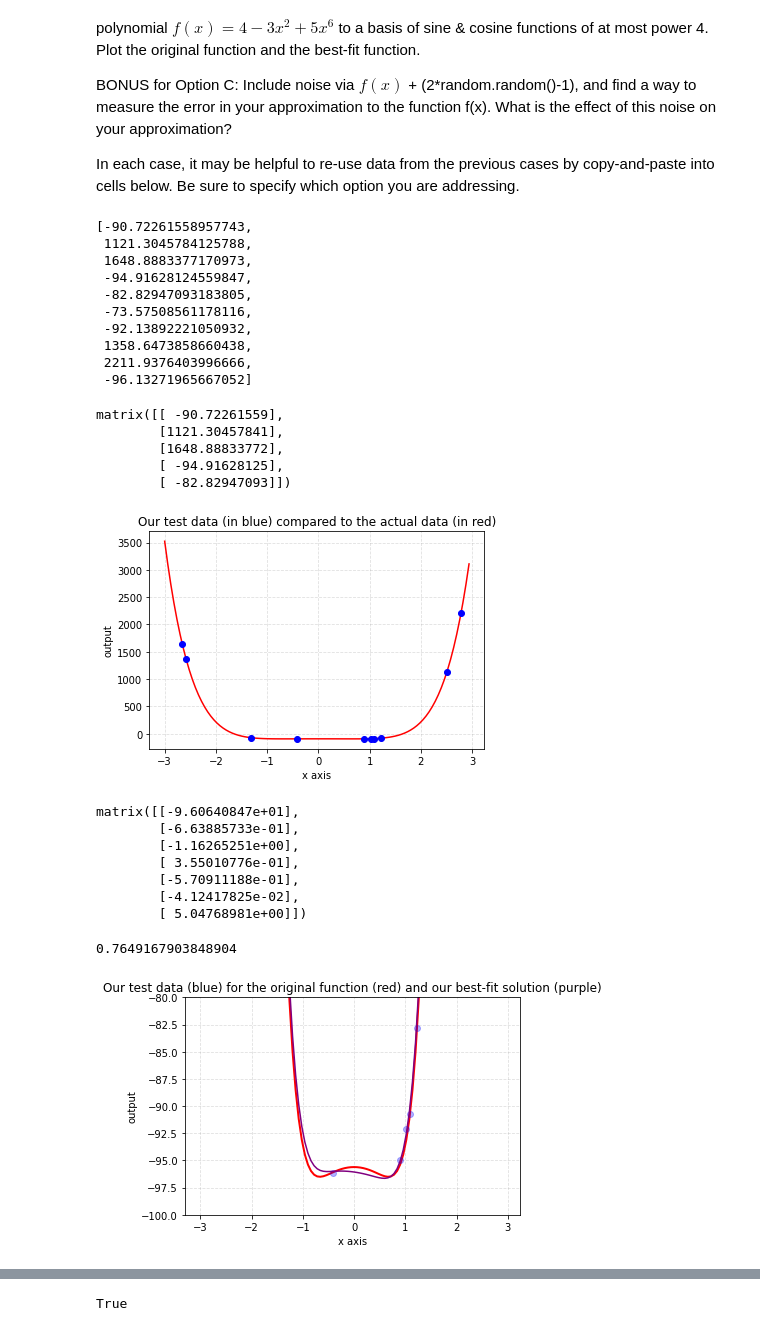
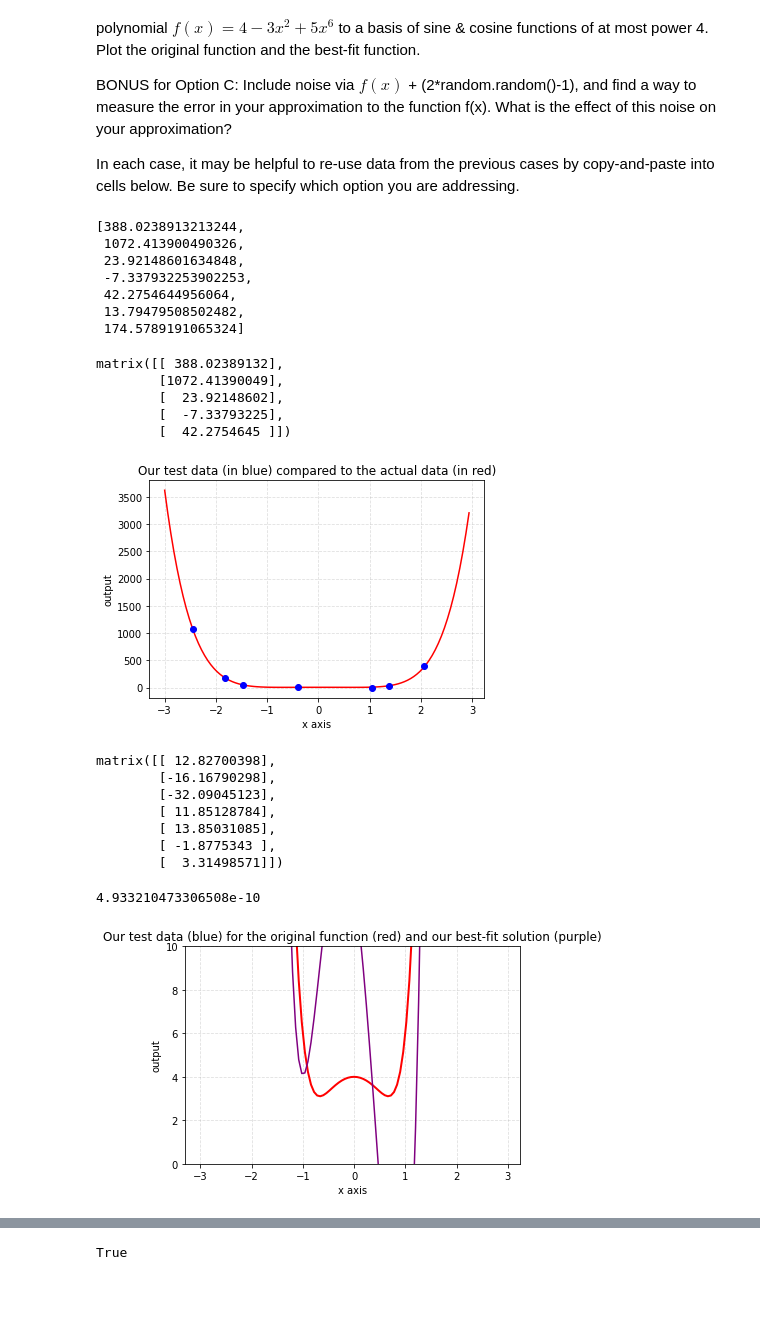
Before and after one commit to AaronSchram22/AdvLinearAlgebra, a Jupyter notebook: Copy_of_Project_4_Case_3_An_Interesting_Case_using_Singular_Values_and_Best_Fit.ipynb, the cells around one changed output, grey strips where cells are left out. Cells and saved outputs as stored; diff of their text form; code cells hidden in the pictures; blank space fills up the shorter version.

```diff
--- a/Copy_of_Project_4_Case_3_An_Interesting_Case_using_Singular_Values_and_Best_Fit.ipynb
+++ b/Copy_of_Project_4_Case_3_An_Interesting_Case_using_Singular_Values_and_Best_Fit.ipynb
@@ -66,10 +55,10 @@ actual_data_x = []
 actual_data_y = []
 
 #We'll use (cough... cough...) three   data points:
-for i in range(10):
+for i in range(7):
     # pick a random number between -5 and 5
     x = 6*random.random() - 3
-    f = 4 - 3*x**2 + 5*x**6 + (2*random.random()-100)
+    f = 4 - 3*x**2 + 5*x**6 +((30*random.random()-15))
     actual_data_x.append(x)
     actual_data_y.append(f)
 # %%
@@ -78,16 +67,13 @@ for i in range(10):
 #actual_data_x
 actual_data_y
 # %% [output]
-[-90.72261558957743,
- 1121.3045784125788,
- 1648.8883377170973,
- -94.91628124559847,
- -82.82947093183805,
- -73.57508561178116,
- -92.13892221050932,
- 1358.6473858660438,
- 2211.9376403996666,
- -96.13271965667052]
+[388.0238913213244,
+ 1072.413900490326,
+ 23.92148601634848,
+ -7.337932253902253,
+ 42.2754644956064,
+ 13.79479508502482,
+ 174.5789191065324]
 # %%
 #Create the matrix M from the data in actual_data_x
 M_entries = []
@@ -109,11 +95,11 @@ b = (np.matrix(actual_data_y)).transpose()
 M
 b[:5]
 # %% [output]
-matrix([[ -90.72261559],
-        [1121.30457841],
-        [1648.88833772],
-        [ -94.91628125],
-        [ -82.82947093]])
+matrix([[ 388.02389132],
+        [1072.41390049],
+        [  23.92148602],
+        [  -7.33793225],
+        [  42.2754645 ]])
 # %%
 # We'll specify that x is a variable:
 x = sym.symbols('x')
@@ -123,7 +109,7 @@ fdata = []
 #set up our 100 data points on the interval from (-3, 3):
 xdata = np.array(range(100))/(100/6) - 3
 # find the ouput for our function on each data point:
-fdata = 4 - 3*xdata**2 + 5*xdata**6+ (2*random.random()-100)
+fdata = 4 - 3*xdata**2 + 5*xdata**6
 
 
 # Create the plot in red, and our datapoints in blue:
@@ -139,58 +125,58 @@ plt.ylabel('output')
 # Add a grid
 plt.grid(alpha=.4,linestyle='--')
 # %% [output]
-[figure, old version]
+[figure, new version]
 # %%
 #  Find the solution to Mx = b using Best Fit:
 #  (We've already used 'x' as a variable, so we'll call the solution vector c.)
 c = linalg.inv(M.transpose() * M) * M.transpose() * b
 c
 # %% [output]
-matrix([[-9.60640847e+01],
-        [-6.63885733e-01],
-        [-1.16265251e+00],
-        [ 3.55010776e-01],
-        [-5.70911188e-01],
-        [-4.12417825e-02],
-        [ 5.04768981e+00]])
+matrix([[ 12.82700398],
+        [-16.16790298],
+        [-32.09045123],
+        [ 11.85128784],
+        [ 13.85031085],
+        [ -1.8775343 ],
+        [  3.31498571]])
 # %%
 #  Let's see how close this actually gets us by comparing the original b vector to the result of Mc:
 error = ((b-M*c).transpose() * (b-M*c))[0,0]
 error**0.5
 # %% [output]
-0.7649167903848904
+4.933210473306508e-10
 # %%
 #Show a plot of the solutions using the best-fit method, and the SVD method:
 
 # We'll specify that x is a variable:
 x = sym.symbols('x')
 
 xdata = []
 fdata = []
 #set up our 100 data points on the interval from (-3, 3):
 xdata = np.array(range(100))/(100/6) - 3
 # find the ouput for our function on each data point:
-fdata = 4 - 3*xdata**2 + 5*xdata**6+ (2*random.random()-100)
+fdata = 4 - 3*xdata**2 + 5*xdata**6
 
 best_fit = c[0,0] + c[1,0]*xdata + c[2,0]*(xdata**2) + c[3,0]*(xdata**3) + c[4,0]*(xdata**4) + c[5,0]*(xdata**5) + c[6,0]*(xdata**6)
 # Create the actual plot in red, and our datapoints in blue,
 # and the best-fit method in green:
 plt.plot(xdata,fdata, color='red', linewidth=2 ) + plt.plot(actual_data_x, actual_data_y, 'bo', alpha=0.3)+plt.plot(xdata,best_fit, color='purple')
 
 #Restrict the output values to this range:
-plt.ylim(-100,-80)
+plt.ylim(0,10)
 
 # Add a title
 plt.title('Our test data (blue) for the original function (red) and our best-fit solution (purple)')
 
 # Add X and y Label
 plt.xlabel('x axis')
 plt.ylabel('output')
 
 # Add a grid
 plt.grid(alpha=.4,linestyle='--')
 # %% [output]
-[figure, old version]
+[figure, new version]
 # %%
 #  For this method, we use SVD on the data matrix M:
 U, S, Vh = linalg.svd(M, full_matrices=True)
```
Also changed, not shown: parts of 9 cells of this notebook.
